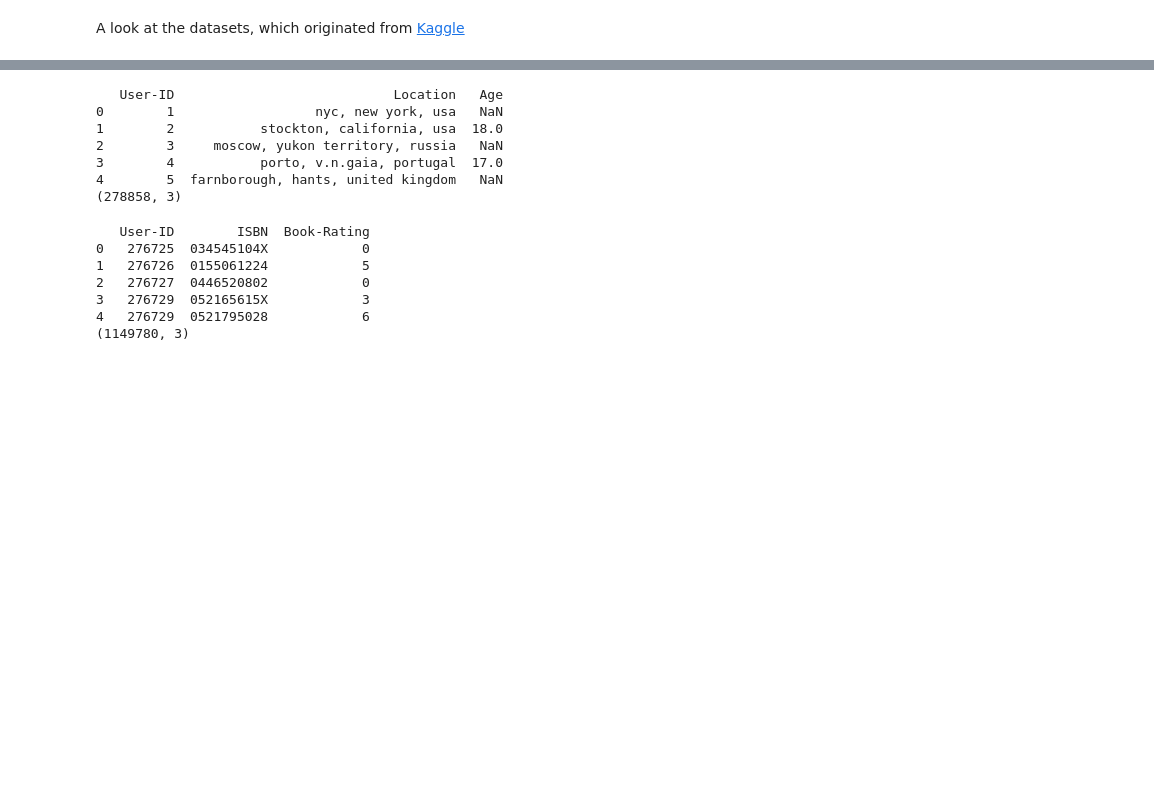
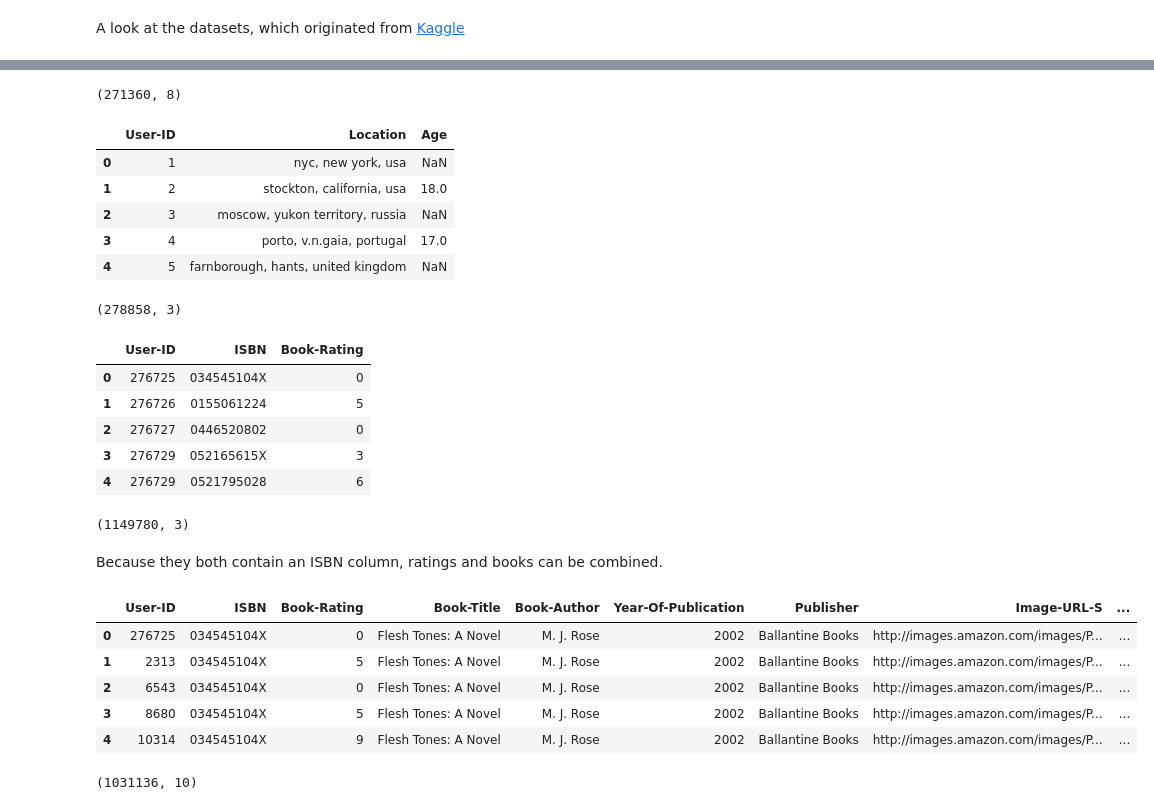
Before and after one commit to LoreenaPeragine/BookRecProject, a Jupyter notebook: BookReccomendation.ipynb, the cells around one changed output, grey strips where cells are left out. Saved outputs shown, nothing was run; the diff lists cells and outputs as text; code cells hidden in the pictures; blank space fills up the shorter version.

Commit message:
Combined two files

```diff
--- a/BookReccomendation.ipynb
+++ b/BookReccomendation.ipynb
@@ -51,24 +39,49 @@ print(booksData.shape)
+# %%
+print(booksData.shape)
+# %% [output]
+(271360, 8)
 # %%
 usersData = pd.read_csv('/content/gdrive/MyDrive/BookRecAppData/Users.csv', low_memory=False)
-print(usersData.head())
-print(usersData.shape)
+usersData.head()
 # %% [output]
-   User-ID                            Location   Age
-0        1                  nyc, new york, usa   NaN
-1        2           stockton, california, usa  18.0
-2        3     moscow, yukon territory, russia   NaN
-3        4           porto, v.n.gaia, portugal  17.0
-4        5  farnborough, hants, united kingdom   NaN
-(278858, 3)
+|  | User-ID | Location | Age |
+| 0 | 1 | nyc, new york, usa | NaN |
+| 1 | 2 | stockton, california, usa | 18.0 |
+| 2 | 3 | moscow, yukon territory, russia | NaN |
+| 3 | 4 | porto, v.n.gaia, portugal | 17.0 |
+| 4 | 5 | farnborough, hants, united kingdom | NaN |
+# %%
+usersData.shape
+# %% [output]
+(278858, 3)
 # %%
 ratingsData = pd.read_csv('/content/gdrive/MyDrive/BookRecAppData/Ratings.csv', low_memory=False)
-print(ratingsData.head())
-print(ratingsData.shape)
+ratingsData.head()
 # %% [output]
-   User-ID        ISBN  Book-Rating
-0   276725  034545104X            0
-1   276726  0155061224            5
-2   276727  0446520802            0
-3   276729  052165615X            3
-4   276729  0521795028            6
-(1149780, 3)
+|  | User-ID | ISBN | Book-Rating |
+| 0 | 276725 | 034545104X | 0 |
+| 1 | 276726 | 0155061224 | 5 |
+| 2 | 276727 | 0446520802 | 0 |
+| 3 | 276729 | 052165615X | 3 |
+| 4 | 276729 | 0521795028 | 6 |
+# %%
+ratingsData.shape
+# %% [output]
+(1149780, 3)
+# %% [markdown]
+Because they both contain an ISBN column, ratings and books can be combined.
+# %%
+ratingsNameData = ratingsData.merge(booksData, on="ISBN")
+
+ratingsNameData.head()
+# %% [output]
+|  | User-ID | ISBN | Book-Rating | Book-Title | Book-Author | Year-Of-Publication | Publisher | Image-URL-S | ... |
+| 0 | 276725 | 034545104X | 0 | Flesh Tones: A Novel | M. J. Rose | 2002 | Ballantine Books | http://images.amazon.com/images/P... | ... |
+| 1 | 2313 | 034545104X | 5 | Flesh Tones: A Novel | M. J. Rose | 2002 | Ballantine Books | http://images.amazon.com/images/P... | ... |
+| 2 | 6543 | 034545104X | 0 | Flesh Tones: A Novel | M. J. Rose | 2002 | Ballantine Books | http://images.amazon.com/images/P... | ... |
+| 3 | 8680 | 034545104X | 5 | Flesh Tones: A Novel | M. J. Rose | 2002 | Ballantine Books | http://images.amazon.com/images/P... | ... |
+| 4 | 10314 | 034545104X | 9 | Flesh Tones: A Novel | M. J. Rose | 2002 | Ballantine Books | http://images.amazon.com/images/P... | ... |
+# %%
+ratingsNameData.shape
+# %% [output]
+(1031136, 10)
```
Also changed, not shown: parts of 1 cell of this notebook.
